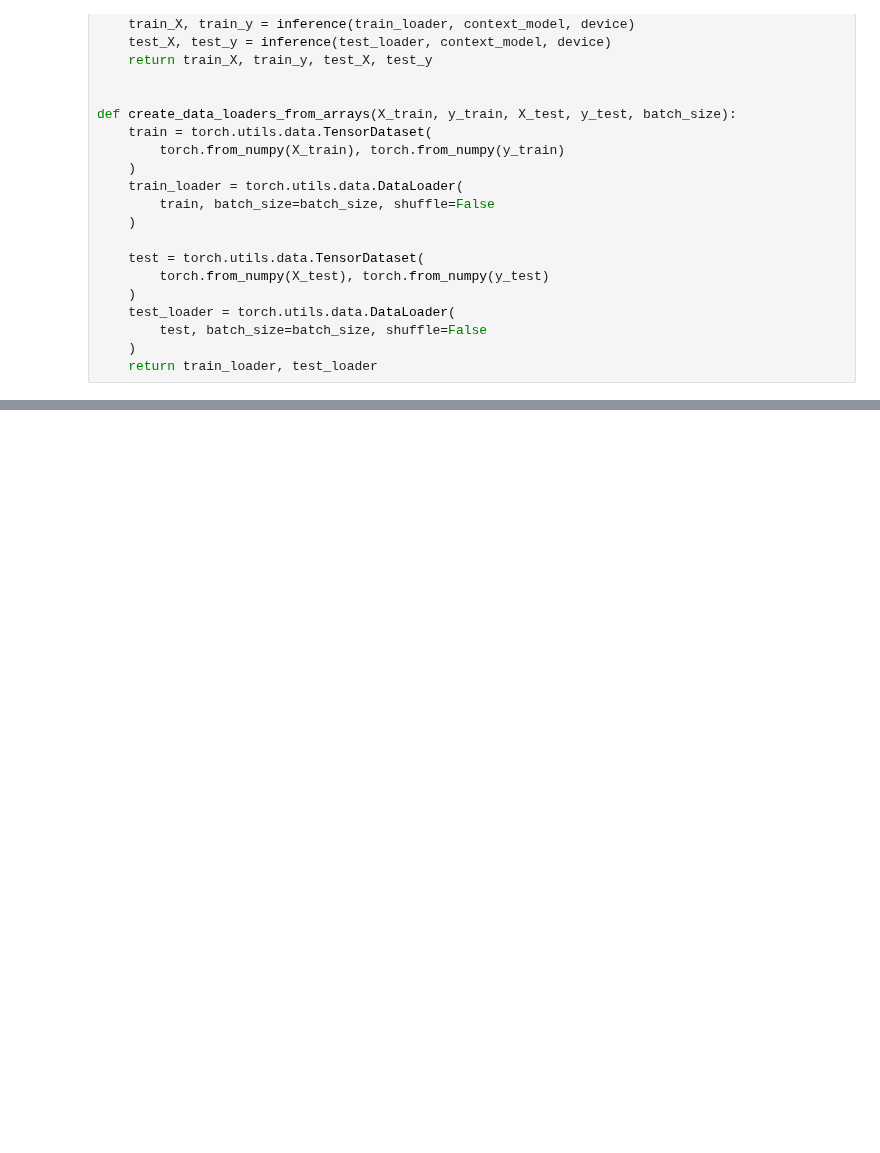
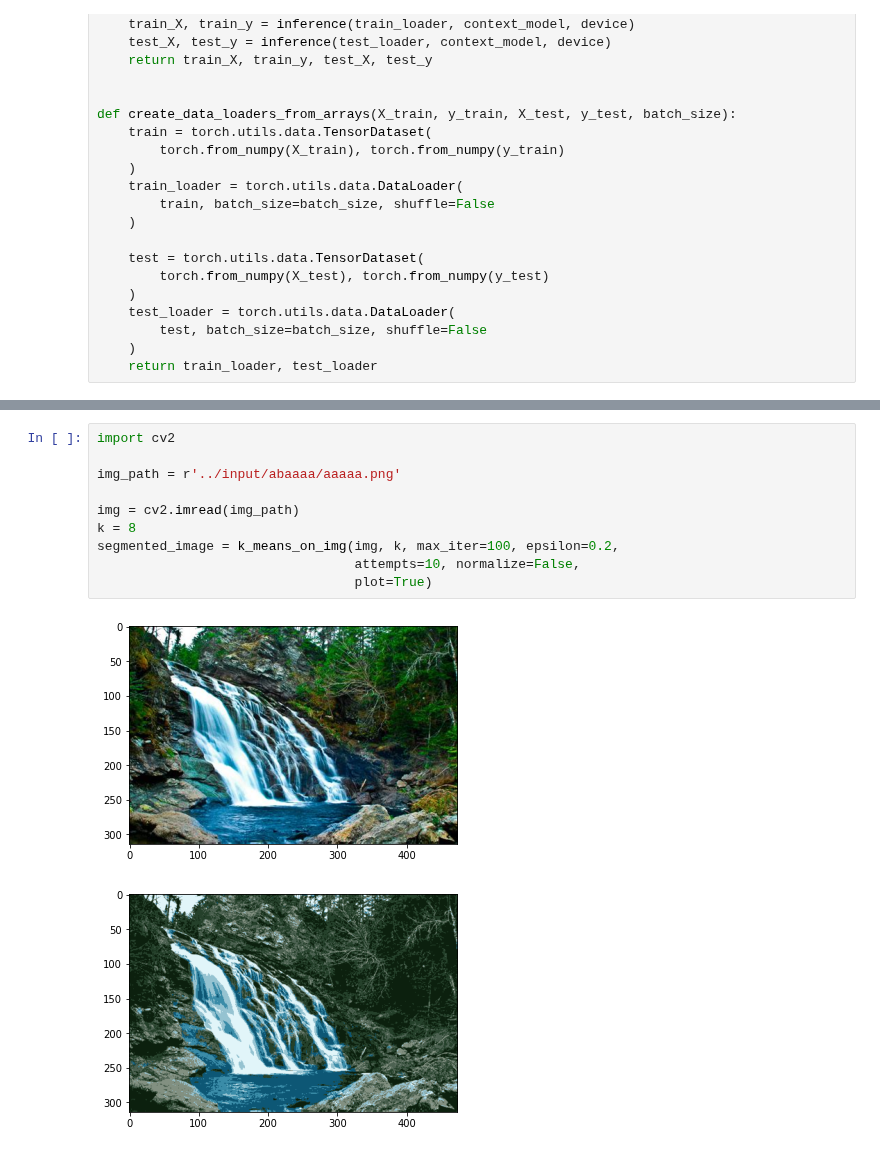
Before and after one commit to mona251/Intriguing-Properties-of-Contrastive-Losses, a Jupyter notebook: simclr.ipynb, the cells around one changed output, grey strips where cells are left out. Drawn from its saved outputs; the diff is of its cells as text; blank space fills up the shorter version.

```diff
--- a/simclr.ipynb
+++ b/simclr.ipynb
@@ -574,0 +617,13 @@ plt.show()
+# %%
+import cv2
+
+img_path = r'../input/abaaaa/aaaaa.png'
+
+img = cv2.imread(img_path)
+k = 8
+segmented_image = k_means_on_img(img, k, max_iter=100, epsilon=0.2,
+                                 attempts=10, normalize=False,
+                                 plot=True)
+# %% [output]
+[figure, added]
+[figure, added]
```
Also changed, not shown: parts of 10 cells of this notebook, 4 other files.
